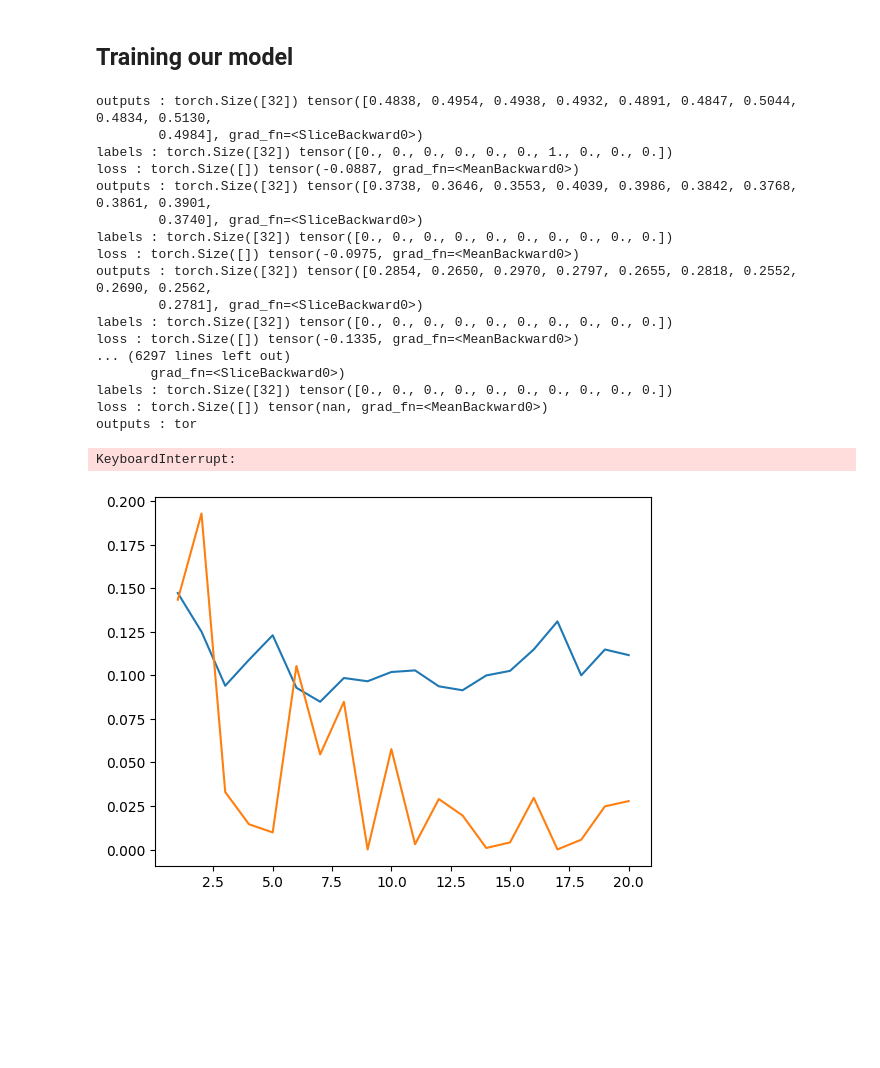
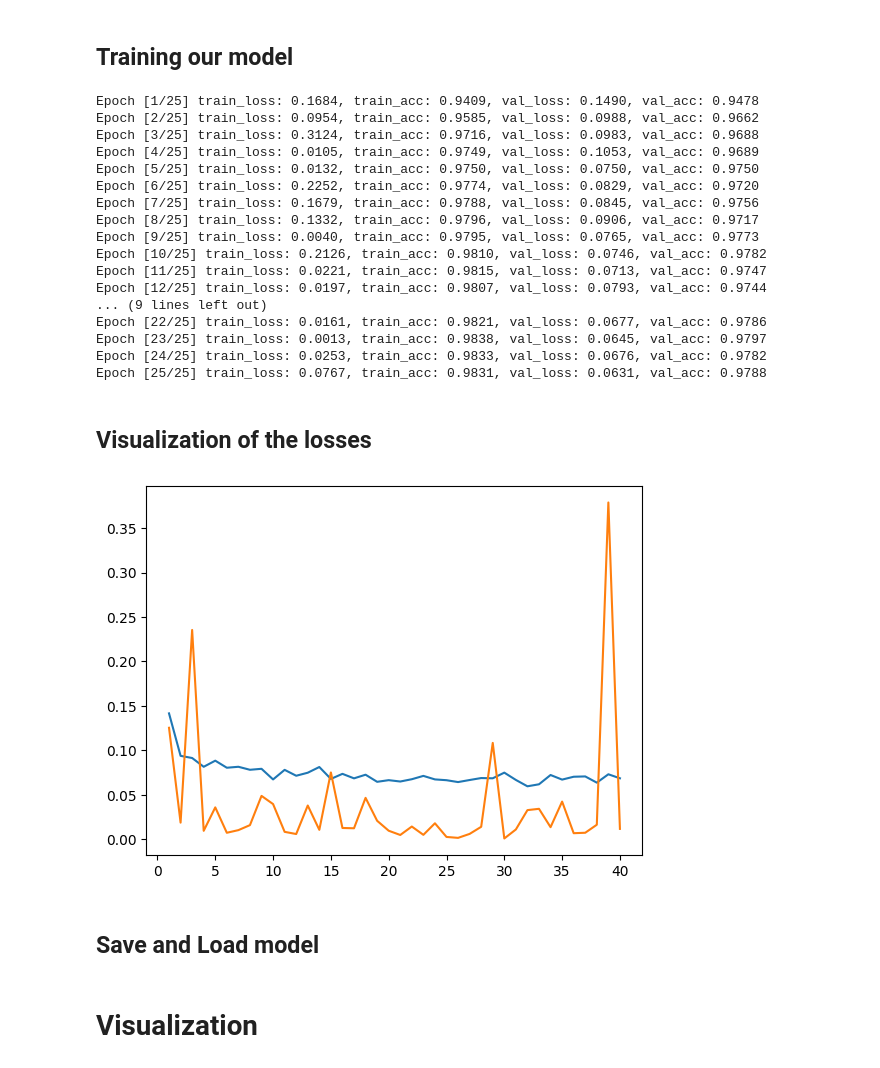
Before and after one commit to CyprienBouton/Traffic_Sign_Recognition, a Jupyter notebook: Traffic_Sign_Recognition.ipynb, the cells around one changed output. Saved outputs shown, nothing was run; the diff lists cells and outputs as text; code cells hidden in the pictures; blank space fills up the shorter version.

Commit message:
[UP] Traffic_Sign_Recognition model

```diff
--- a/Traffic_Sign_Recognition.ipynb
+++ b/Traffic_Sign_Recognition.ipynb
@@ -384,6 +384,6 @@ def load():
 # %% [markdown]
 Execute the following Scripts to load train_loader, val_loader and test_loader
 # %%
-loader = load()
+loader = load_loader()
 # %% [markdown]
 ## Training our model
@@ -396,7 +390,7 @@ def custom_BCE_Loss(predicts,targets, beta=0.9):
 # %%
-num_epochs = 10
+num_epochs = 25
 learning_rate = 0.001
-criterion = custom_BCE_Loss #BCELoss()
+criterion = BCELoss()
 model = ConvNeuralNet()
 optimizer = Adam(model.parameters(), lr= learning_rate)
 total_step = len(loader["train_loader"])
@@ -421,21 +415,15 @@ def train(model, train_loader, val_loader, criterion, num_epochs=10):
             # Move tensors to the configured device
             images = images.to(device)
             labels = labels.to(device)
-
             # Forward pass
             outputs = model(images)
             loss = criterion(outputs, labels)
-            if torch.isnan(loss):
-                print("loss :", loss.shape, loss)
-                print("outputs :", outputs.shape, outputs[:10])
-                print("labels :", labels.shape, labels[:10])
             # Backward and optimize
             optimizer.zero_grad()
             loss.backward()
             optimizer.step()
             accuracy+=get_accuracy(labels, outputs)/total_step
-        if epoch >=2:
-            break
+
         predicts = model(val_loader.images)
         val_loss = criterion(predicts, val_loader.labels)
         val_accuracy = get_accuracy(val_loader.labels, predicts)
@@ -443,23 +431,22 @@ def train(model, train_loader, val_loader, criterion, num_epochs=10):
         hist_loss = pd.concat([hist_loss, pd.DataFrame([[loss.item(), val_loss.detach().numpy()]]) ])
     return hist_loss
 # %%
-hist_loss = train(model, loader["train_loader"], loader["val_loader"], criterion, 20)
+hist_loss = train(model, loader["train_loader"], loader["val_loader"], criterion, num_epochs)
 # %% [output]
-outputs : torch.Size([32]) tensor([0.4838, 0.4954, 0.4938, 0.4932, 0.4891, 0.4847, 0.5044, 0.4834, 0.5130,
-        0.4984], grad_fn=<SliceBackward0>)
-labels : torch.Size([32]) tensor([0., 0., 0., 0., 0., 0., 1., 0., 0., 0.])
-loss : torch.Size([]) tensor(-0.0887, grad_fn=<MeanBackward0>)
-outputs : torch.Size([32]) tensor([0.3738, 0.3646, 0.3553, 0.4039, 0.3986, 0.3842, 0.3768, 0.3861, 0.3901,
-        0.3740], grad_fn=<SliceBackward0>)
-labels : torch.Size([32]) tensor([0., 0., 0., 0., 0., 0., 0., 0., 0., 0.])
-loss : torch.Size([]) tensor(-0.0975, grad_fn=<MeanBackward0>)
-outputs : torch.Size([32]) tensor([0.2854, 0.2650, 0.2970, 0.2797, 0.2655, 0.2818, 0.2552, 0.2690, 0.2562,
-        0.2781], grad_fn=<SliceBackward0>)
-labels : torch.Size([32]) tensor([0., 0., 0., 0., 0., 0., 0., 0., 0., 0.])
-loss : torch.Size([]) tensor(-0.1335, grad_fn=<MeanBackward0>)
-... (6297 lines left out)
-       grad_fn=<SliceBackward0>)
-labels : torch.Size([32]) tensor([0., 0., 0., 0., 0., 0., 0., 0., 0., 0.])
-loss : torch.Size([]) tensor(nan, grad_fn=<MeanBackward0>)
-outputs : tor
+Epoch [1/25] train_loss: 0.1684, train_acc: 0.9409, val_loss: 0.1490, val_acc: 0.9478
+Epoch [2/25] train_loss: 0.0954, train_acc: 0.9585, val_loss: 0.0988, val_acc: 0.9662
+Epoch [3/25] train_loss: 0.3124, train_acc: 0.9716, val_loss: 0.0983, val_acc: 0.9688
+Epoch [4/25] train_loss: 0.0105, train_acc: 0.9749, val_loss: 0.1053, val_acc: 0.9689
+Epoch [5/25] train_loss: 0.0132, train_acc: 0.9750, val_loss: 0.0750, val_acc: 0.9750
+Epoch [6/25] train_loss: 0.2252, train_acc: 0.9774, val_loss: 0.0829, val_acc: 0.9720
+Epoch [7/25] train_loss: 0.1679, train_acc: 0.9788, val_loss: 0.0845, val_acc: 0.9756
+Epoch [8/25] train_loss: 0.1332, train_acc: 0.9796, val_loss: 0.0906, val_acc: 0.9717
+Epoch [9/25] train_loss: 0.0040, train_acc: 0.9795, val_loss: 0.0765, val_acc: 0.9773
+Epoch [10/25] train_loss: 0.2126, train_acc: 0.9810, val_loss: 0.0746, val_acc: 0.9782
+Epoch [11/25] train_loss: 0.0221, train_acc: 0.9815, val_loss: 0.0713, val_acc: 0.9747
+Epoch [12/25] train_loss: 0.0197, train_acc: 0.9807, val_loss: 0.0793, val_acc: 0.9744
+... (9 lines left out)
+Epoch [22/25] train_loss: 0.0161, train_acc: 0.9821, val_loss: 0.0677, val_acc: 0.9786
+Epoch [23/25] train_loss: 0.0013, train_acc: 0.9838, val_loss: 0.0645, val_acc: 0.9797
+Epoch [24/25] train_loss: 0.0253, train_acc: 0.9833, val_loss: 0.0676, val_acc: 0.9782
+Epoch [25/25] train_loss: 0.0767, train_acc: 0.9831, val_loss: 0.0631, val_acc: 0.9788
-KeyboardInterrupt:
@@ -468,6 +453,11 @@ hist_loss.columns = ["triain_loss", "val_loss"]
+# %% [markdown]
+## Visualization of the losses
 # %%
-plt.plot(range(1,21),hist_loss["val_loss"])
-plt.plot(range(1,21), hist_loss["triain_loss"])
+hist_loss.columns = ["triain_loss", "val_loss"]
+plt.plot(range(1,41),hist_loss["val_loss"])
+plt.plot(range(1,41), hist_loss["triain_loss"])
 plt.show()
 # %% [output]
-[figure, old version]
+[figure, new version]
+# %% [markdown]
+## Save and Load model
@@ -474,3 +473,5 @@ plt.show()
+# %% [markdown]
+# Visualization
 # %%
 def show_stats(bin_labels, pred):
     print('Precision: %.3f' % precision_score(bin_labels, pred))
```
Also changed, not shown: parts of 8 cells of this notebook.
